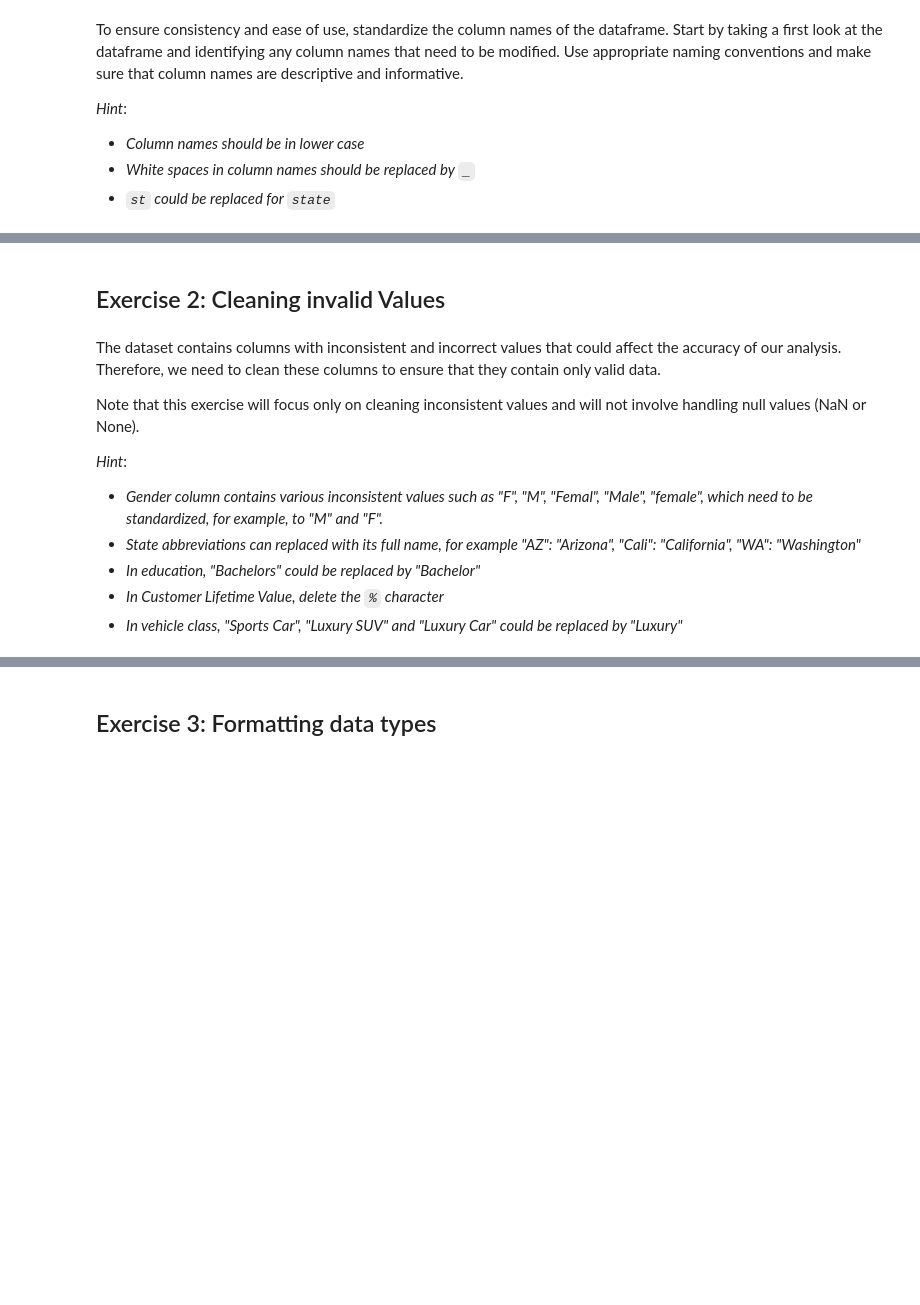
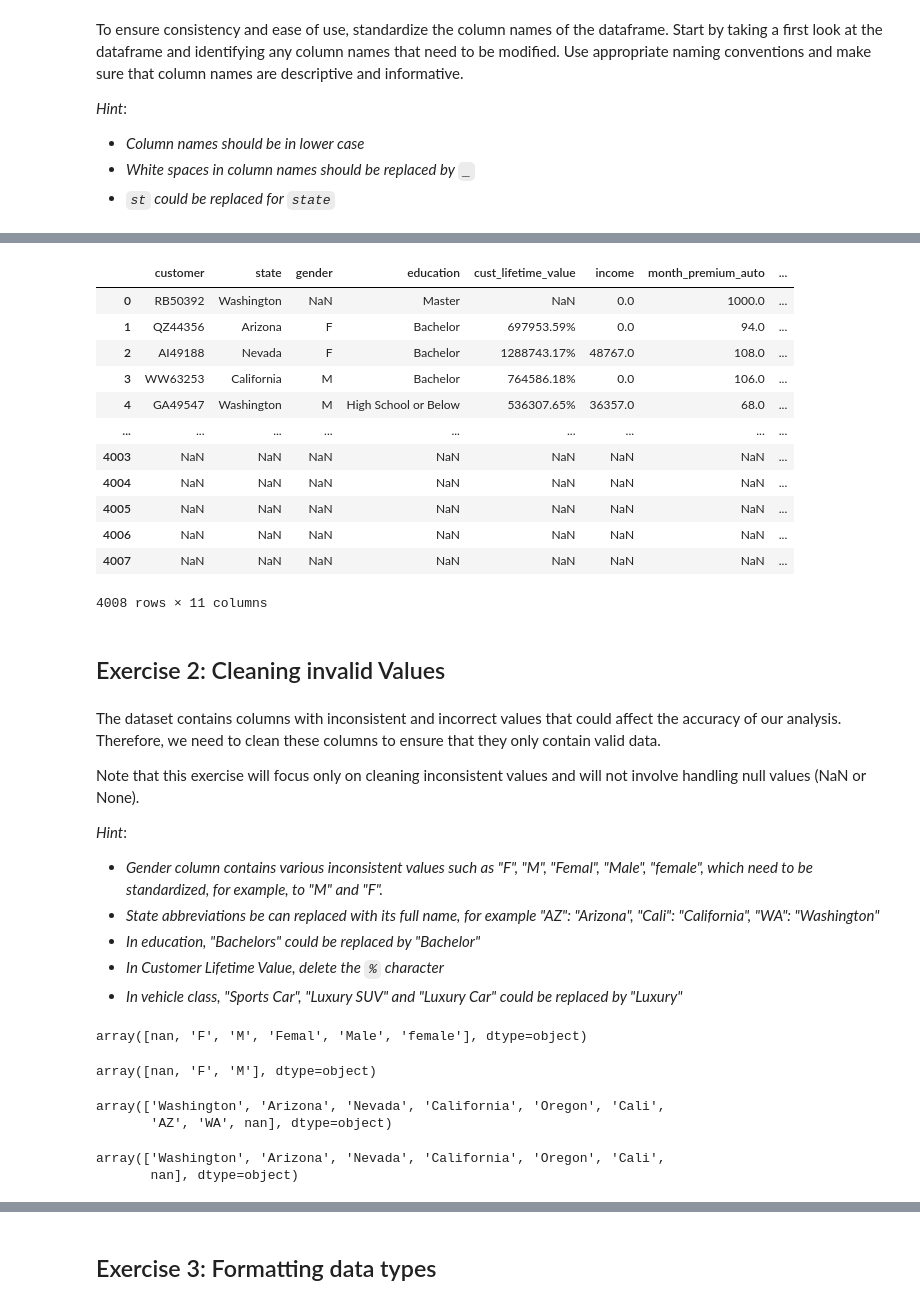
Before and after one commit to zepcerqueira/lab-dw-data-cleaning-and-formatting, a Jupyter notebook: lab-dw-data-cleaning-and-formatting.ipynb, the cells around one changed output, grey strips where cells are left out. Cells and saved outputs as stored; diff of their text form; code cells hidden in the pictures; blank space fills up the shorter version.

```diff
--- a/lab-dw-data-cleaning-and-formatting.ipynb
+++ b/lab-dw-data-cleaning-and-formatting.ipynb
@@ -18,15 +40,78 @@ To ensure consistency and ease of use, standardize the column names of the dataf
+# %%
+column_new_names = {
+    "Customer": "customer",
+    "ST": "state",
+    "GENDER": "gender",
+    "Education": "education",
+    "Customer Lifetime Value": "cust_lifetime_value",
+    "Income": "income",
+    "Monthly Premium Auto": "month_premium_auto",
+    "Number of Open Complaints": "open_complains",
+    'Policy Type': 'policy_type',
+    "Vehicle Class": "vehicle_class",
+    "Total Claim Amount": "total_claim_amount"
+}
+
+
+insurance_df = insurance_df.rename(columns=column_new_names)
+
+insurance_df
+# %% [output]
+|  | customer | state | gender | education | cust_lifetime_value | income | month_premium_auto | ... |
+| 0 | RB50392 | Washington | NaN | Master | NaN | 0.0 | 1000.0 | ... |
+| 1 | QZ44356 | Arizona | F | Bachelor | 697953.59% | 0.0 | 94.0 | ... |
+| 2 | AI49188 | Nevada | F | Bachelor | 1288743.17% | 48767.0 | 108.0 | ... |
+| 3 | WW63253 | California | M | Bachelor | 764586.18% | 0.0 | 106.0 | ... |
+| 4 | GA49547 | Washington | M | High School or Below | 536307.65% | 36357.0 | 68.0 | ... |
+| ... | ... | ... | ... | ... | ... | ... | ... | ... |
+| 4003 | NaN | NaN | NaN | NaN | NaN | NaN | NaN | ... |
+| 4004 | NaN | NaN | NaN | NaN | NaN | NaN | NaN | ... |
+| 4005 | NaN | NaN | NaN | NaN | NaN | NaN | NaN | ... |
+| 4006 | NaN | NaN | NaN | NaN | NaN | NaN | NaN | ... |
+| 4007 | NaN | NaN | NaN | NaN | NaN | NaN | NaN | ... |
+4008 rows × 11 columns
 # %% [markdown]
 ## Exercise 2: Cleaning invalid Values
 # %% [markdown]
-The dataset contains columns with inconsistent and incorrect values that could affect the accuracy of our analysis. Therefore, we need to clean these columns to ensure that they contain only valid data.
+The dataset contains columns with inconsistent and incorrect values that could affect the accuracy of our analysis. Therefore, we need to clean these columns to ensure that they only contain valid data.
 
 Note that this exercise will focus only on cleaning inconsistent values and will not involve handling null values (NaN or None).
 
 *Hint*:
 - *Gender column contains various inconsistent values such as "F", "M", "Femal", "Male", "female", which need to be standardized, for example, to "M" and "F".*
-- *State abbreviations can replaced with its full name, for example "AZ": "Arizona", "Cali": "California", "WA": "Washington"*
+- *State abbreviations be can replaced with its full name, for example "AZ": "Arizona", "Cali": "California", "WA": "Washington"*
 - *In education, "Bachelors" could be replaced by "Bachelor"*
 - *In Customer Lifetime Value, delete the `%` character*
 - *In vehicle class, "Sports Car", "Luxury SUV" and "Luxury Car" could be replaced by "Luxury"*
 # %%
 # Your code here
+
+gender_types = insurance_df["gender"].unique()
+gender_types
+# %% [output]
+array([nan, 'F', 'M', 'Femal', 'Male', 'female'], dtype=object)
+# %%
+insurance_df["gender"] = insurance_df["gender"].replace("Femal", "F")
+insurance_df["gender"] = insurance_df["gender"].replace("female", "F")
+insurance_df["gender"] = insurance_df["gender"].replace("Male", "M")
+
+gender_types = insurance_df["gender"].unique()
+gender_types
+# %% [output]
+array([nan, 'F', 'M'], dtype=object)
+# %%
+state_types = insurance_df["state"].unique()
+state_types
+# %% [output]
+array(['Washington', 'Arizona', 'Nevada', 'California', 'Oregon', 'Cali',
+       'AZ', 'WA', nan], dtype=object)
+# %%
+insurance_df["state"] = insurance_df["state"].replace("cali", "California")
+insurance_df["state"] = insurance_df["state"].replace("AZ", "Arizona")
+insurance_df["state"] = insurance_df["state"].replace("WA", "Washington")
+
+state_types = insurance_df["state"].unique()
+state_types
+# %% [output]
+array(['Washington', 'Arizona', 'Nevada', 'California', 'Oregon', 'Cali',
+       nan], dtype=object)
```
Also changed, not shown: parts of 28 cells of this notebook, 1 other file.
